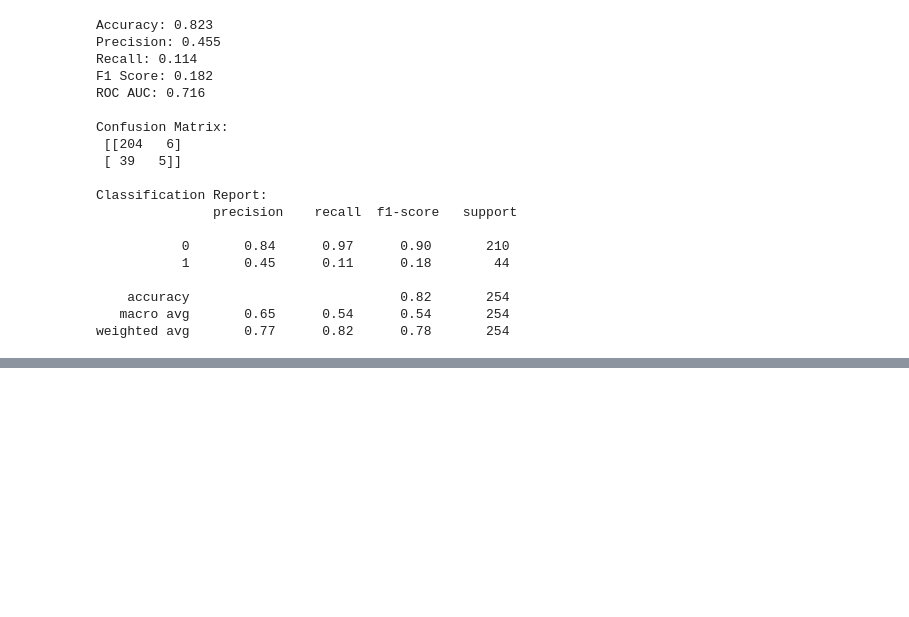
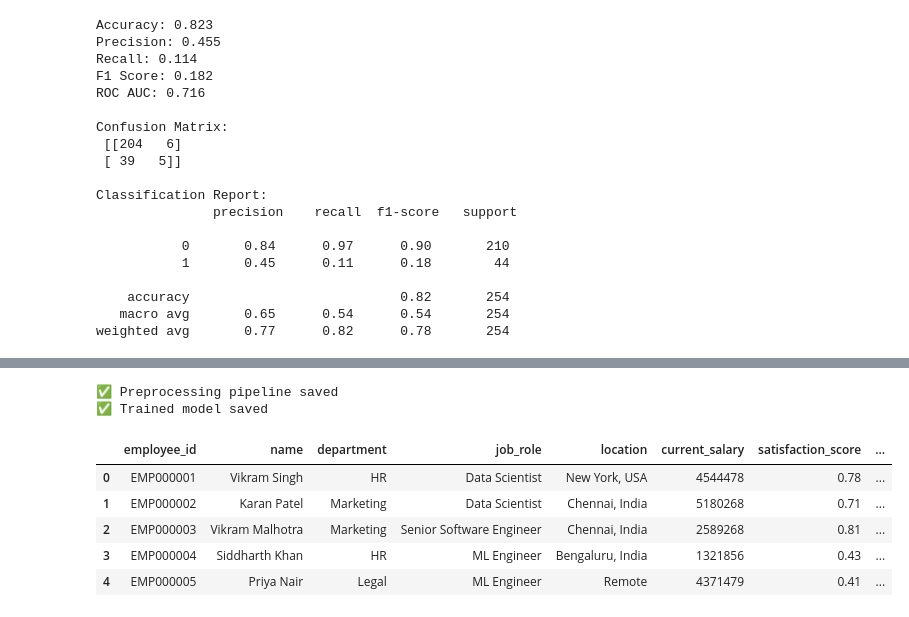
Before and after one commit to abanu793/T-IQ-HR, a Jupyter notebook: notebooks/03_Attrition_Model.ipynb, the cells around one changed output, grey strips where cells are left out. Cells and saved outputs as stored; diff of their text form; code cells hidden in the pictures; blank space fills up the shorter version.

```diff
--- a/notebooks/03_Attrition_Model.ipynb
+++ b/notebooks/03_Attrition_Model.ipynb
@@ -604,0 +955,31 @@ ImportError: cannot import name '_MissingValues' from 'sklearn.utils._param_vali
+# %%
+import os
+import pickle
+
+# Ensure models folder exists
+os.makedirs("models", exist_ok=True)
+
+# Save preprocessor
+with open("models/preprocessor.pkl", "wb") as f:
+    pickle.dump(preprocessor, f)
+print("✅ Preprocessing pipeline saved")
+
+# Save trained model/pipeline
+with open("models/attrition_model.pkl", "wb") as f:
+    pickle.dump(pipeline, f)   # replace 'pipeline' with your trained model variable if different
+print("✅ Trained model saved")
+# %% [output]
+✅ Preprocessing pipeline saved
+✅ Trained model saved
+# %%
+import pandas as pd
+
+df = pd.read_csv(r"C:\Users\abanu\Documents\t_iq_hr\data\processed\HRMS_cleaned.csv")
+df.head()
+# %% [output]
+|  | employee_id | name | department | job_role | location | current_salary | satisfaction_score | ... |
+| 0 | EMP000001 | Vikram Singh | HR | Data Scientist | New York, USA | 4544478 | 0.78 | ... |
+| 1 | EMP000002 | Karan Patel | Marketing | Data Scientist | Chennai, India | 5180268 | 0.71 | ... |
+| 2 | EMP000003 | Vikram Malhotra | Marketing | Senior Software Engineer | Chennai, India | 2589268 | 0.81 | ... |
+| 3 | EMP000004 | Siddharth Khan | HR | ML Engineer | Bengaluru, India | 1321856 | 0.43 | ... |
+| 4 | EMP000005 | Priya Nair | Legal | ML Engineer | Remote | 4371479 | 0.41 | ... |
```
Also changed, not shown: parts of 31 cells of this notebook, 5 other files.
